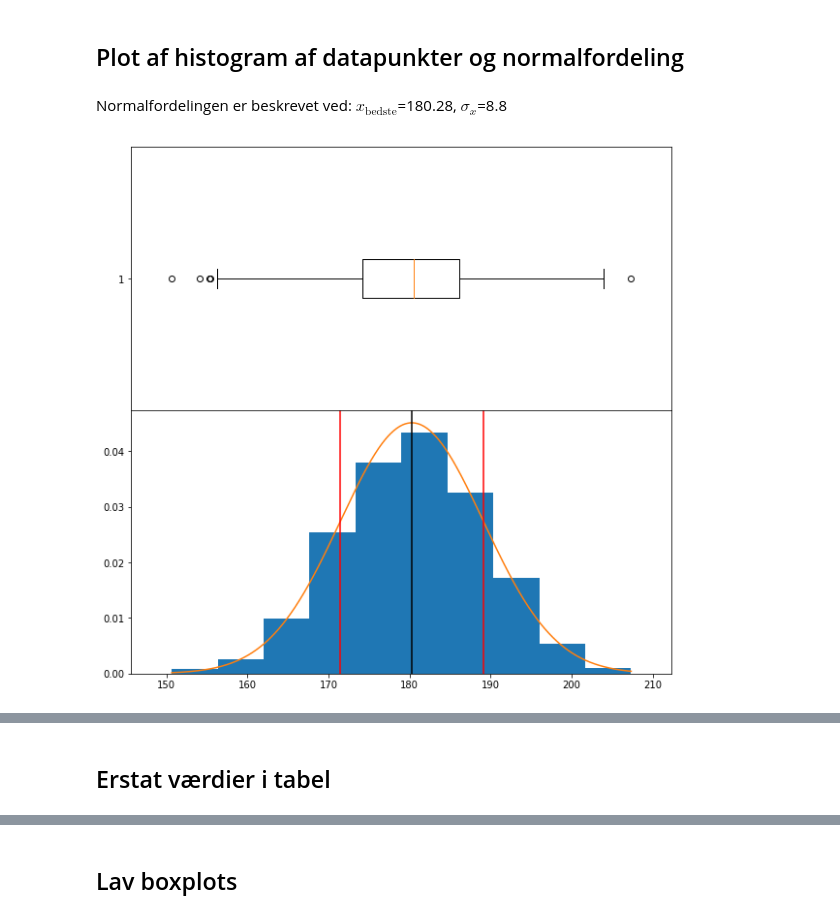
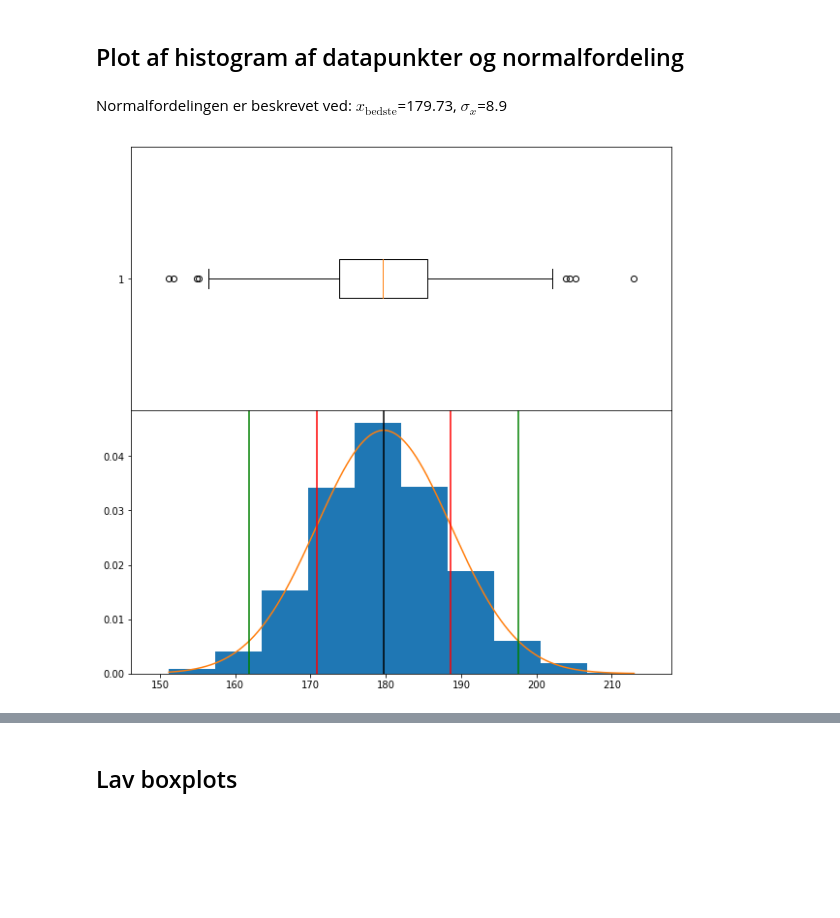
Before and after one commit to tlinnet/winpython, a Jupyter notebook: sampling_simulering.ipynb, the cells around one changed output, grey strips where cells are left out. Saved outputs shown, nothing was run; the diff lists cells and outputs as text; code cells hidden in the pictures; blank space fills up the shorter version.

```diff
--- a/sampling_simulering.ipynb
+++ b/sampling_simulering.ipynb
@@ -62,6 +63,7 @@ $$
 # %%
 # Lav en serie. Her er højde på 180 cm, med en relativ usikkerhed på 5%
 s = tools.create_rand_series(df=df, mu=180, ex=0.05)
+df.loc[s.index, 'val'] = s
 # %% [markdown]
 Hvis den relative usikkerhed er 5%, hvad er så den absolutte usikkerhed hvis gennemsnittet er 180 cm?
 # %% [markdown]
@@ -69,28 +71,29 @@ Hvis den relative usikkerhed er 5%, hvad er så den absolutte usikkerhed hvis ge
 # %%
 # Plot histogram af punkters
 f, (ax1, ax2) = plt.subplots(2,1, figsize=(10,10), sharex=True)
 f.subplots_adjust(hspace=0)
 
-_=ax1.boxplot(s, notch=False, sym=None, vert=False)
+v = df['val']
+_=ax1.boxplot(v, notch=False, sym=None, vert=False)
 
-mean = np.mean(s)
-sigma = np.std(s)
-x = np.linspace(min(s), max(s), len(s))
+mean = np.mean(v)
+sigma = np.std(v)
+x = np.linspace(min(v), max(v), len(v))
 # Plot
-ax2.hist(s, normed=True)
+ax2.hist(v, normed=True)
 ax2.plot(x, mlab.normpdf(x, mean, sigma))
 ax2.axvline(x=mean, c="k")
 ax2.axvline(x=mean+sigma, c="r")
 ax2.axvline(x=mean-sigma, c="r")
+ax2.axvline(x=mean+2*sigma, c="g")
+ax2.axvline(x=mean-2*sigma, c="g")
 display(Markdown('Normalfordelingen er beskrevet ved: $ x_{\mathrm{bedste}} $=%1.2f, $\sigma_x$=%1.1f'%(mean, sigma)))
 
 _= ax1.set_xlim(x[0]-5, x[-1]+5)
 # %% [output]
-Normalfordelingen er beskrevet ved: $ x_{\mathrm{bedste}} $=180.28, $\sigma_x$=8.8
+Normalfordelingen er beskrevet ved: $ x_{\mathrm{bedste}} $=179.73, $\sigma_x$=8.9
-[figure, old version]
+[figure, new version]
 # %%
 display(Image(url= "https://upload.wikimedia.org/wikipedia/commons/thumb/1/1a/Boxplot_vs_PDF.svg/440px-Boxplot_vs_PDF.svg.png"))
 # %% [output]
 [interactive output not drawn]
-# %% [markdown]
-## Erstat værdier i tabel
```
Also changed, not shown: parts of 9 cells of this notebook.
